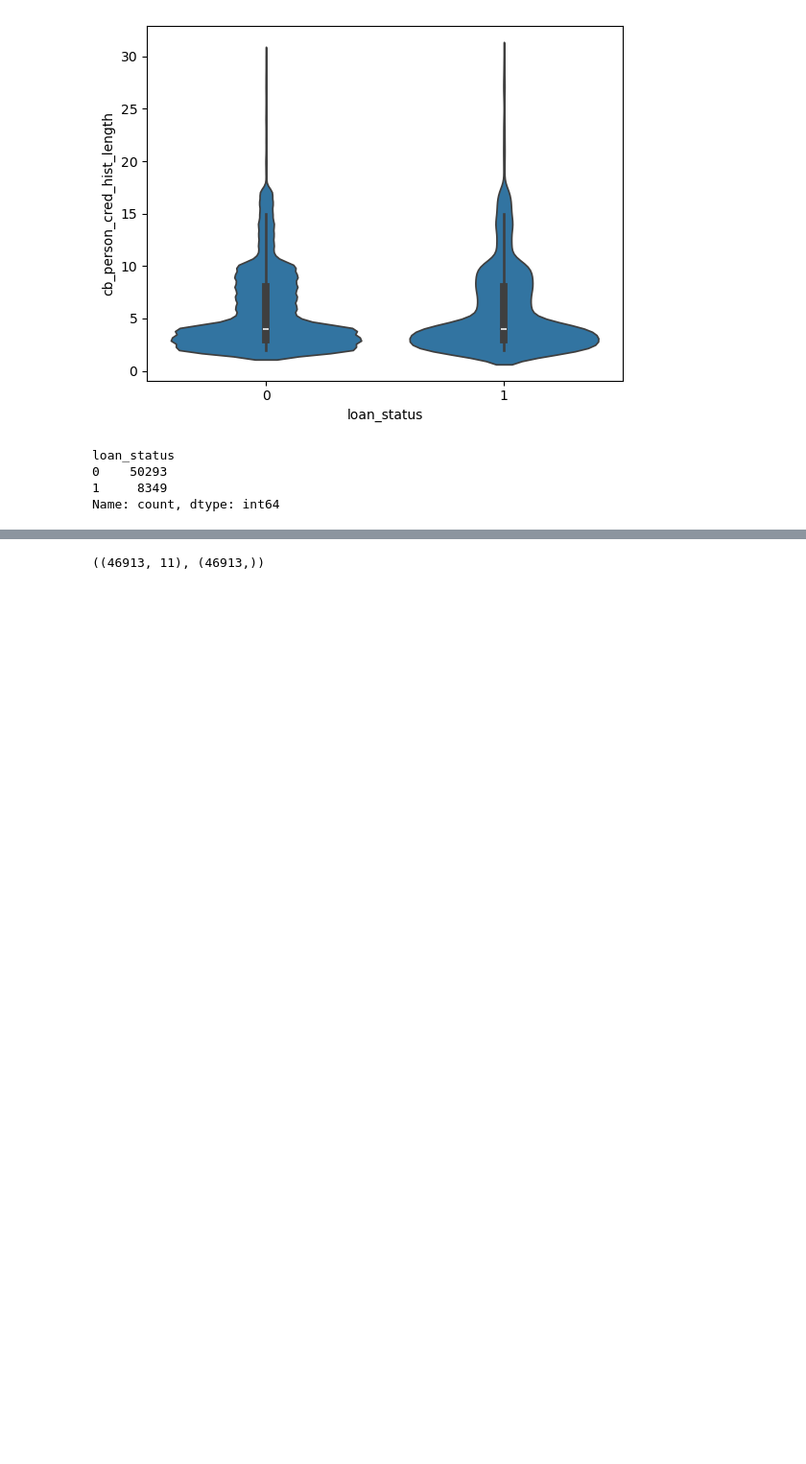
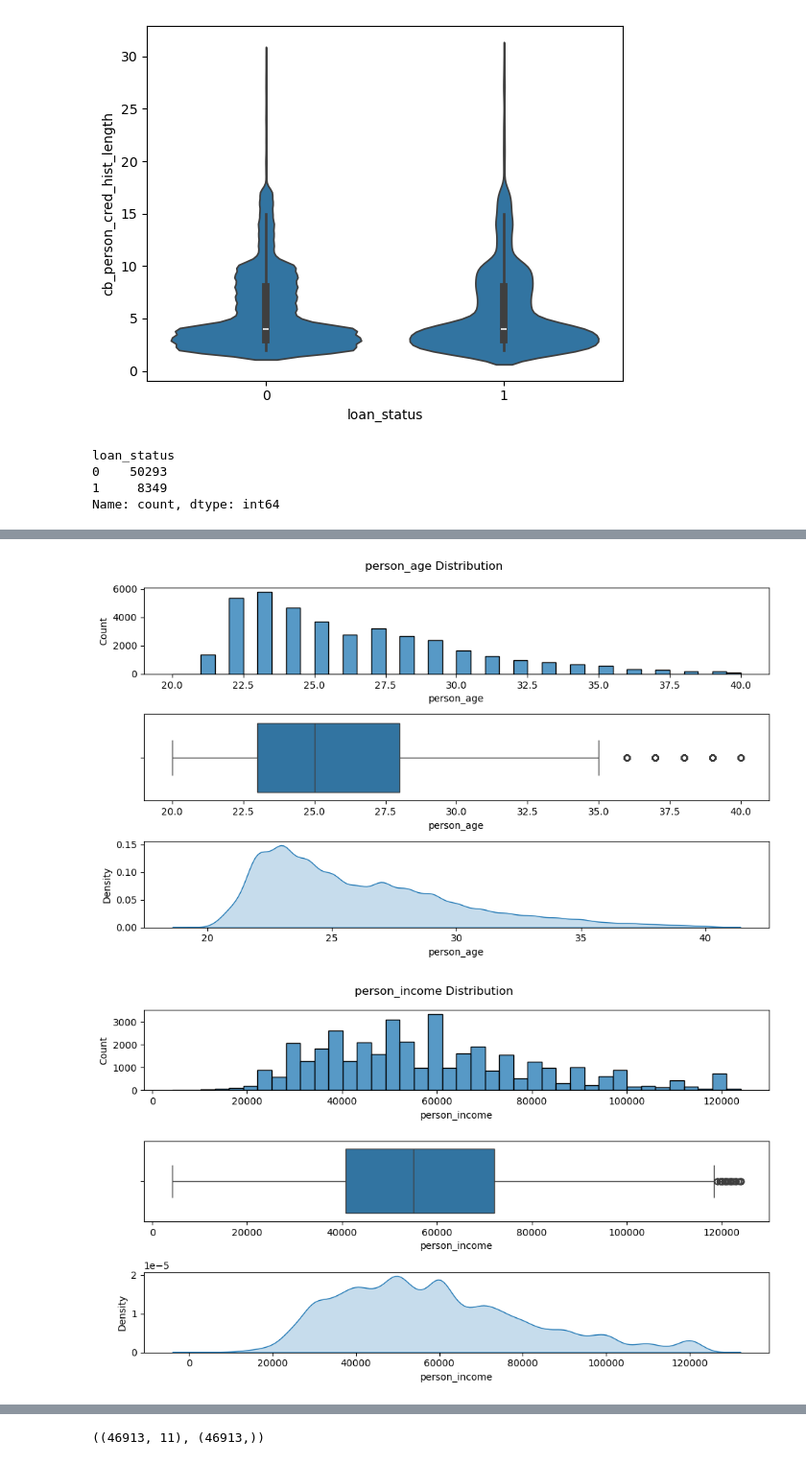
Before and after one commit to abdulvajid1/Loan-Approval-Prediction-, a Jupyter notebook: Loan Approval Prediction.ipynb, the cells around one changed output, grey strips where cells are left out. Shown at 96% size. Saved outputs shown, nothing was run; the diff lists cells and outputs as text; code cells hidden in the pictures; blank space fills up the shorter version.

```diff
--- a/Loan Approval Prediction.ipynb
+++ b/Loan Approval Prediction.ipynb
@@ -283,3 +299,9 @@ new_df = pd.concat([X_train,y_train],axis=1)
 # %%
-def oulier_removal(feature):
-    = df[feature].quantile('')
+def oulier_removal(df,feature):
+   q_25 = df[feature].quantile(.25)
+   q_75 = df[feature].quantile(.75)
+   iqr = q_75 - q_25
+   upper_limit = q_75+1.5*iqr
+   lower_limit = q_25 - 1.5*iqr
+   df = df.drop(df[(df[feature]>upper_limit) | (df[feature]<lower_limit)].index)
+   return df
@@ -299,0 +308,6 @@ def oulier_removal(feature):
+# %%
+oulier_removal_features = [feature for feature in df.columns if df[feature].nunique()>10]
+# %%
+for outlier_feature in oulier_removal_features:
+    print(outlier_feature)
+    new_df = oulier_removal(new_df,outlier_feature)
@@ -299,0 +338,16 @@ def oulier_removal(feature):
+# %%
+def num_plot(feature=''):
+    plt.figure(figsize=(10,6))
+    plt.suptitle(f'{feature} Distribution')
+    plt.subplot(3,1,1)
+    sns.histplot(new_df[feature],bins=40)
+    plt.subplot(3,1,2)
+    sns.boxplot(new_df[feature],orient='h')
+    plt.subplot(3,1,3)
+    sns.kdeplot(new_df[feature],fill=True)
+    plt.tight_layout()
+for i in oulier_removal_features:
+    num_plot(i)
+# %% [output]
+[figure, added]
+[figure, added]
```
Also changed, not shown: parts of 23 cells of this notebook, 1 other file.
